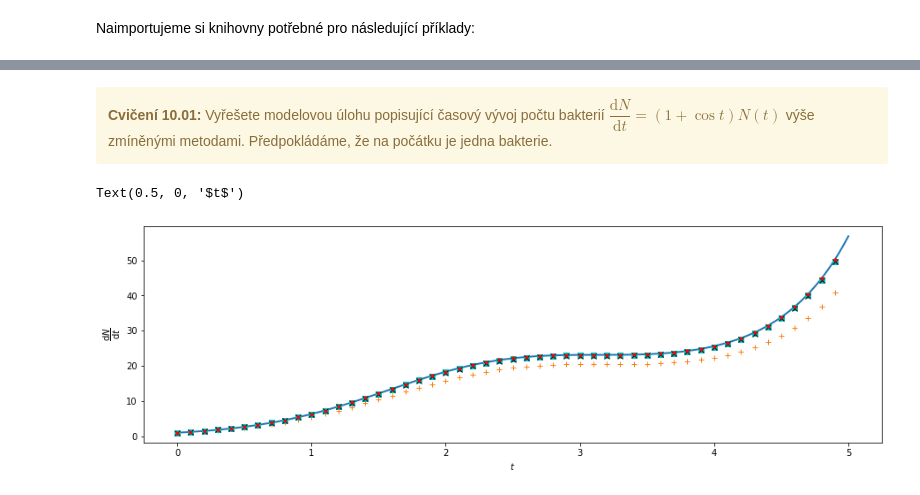
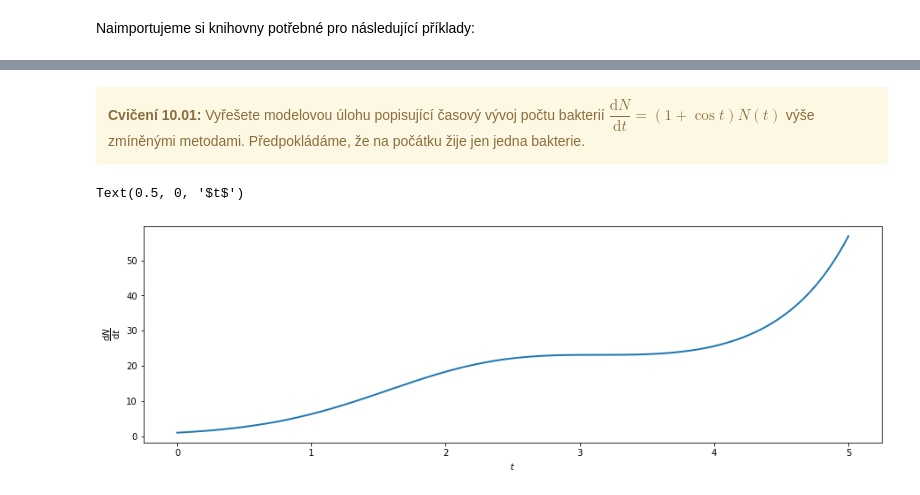
Before and after one commit to m-jirka/nme_cv, a Jupyter notebook: Cviceni10.ipynb, the cells around one changed output, grey strips where cells are left out. Saved outputs shown, nothing was run; the diff lists cells and outputs as text; code cells hidden in the pictures.

```diff
--- a/Cviceni10.ipynb
+++ b/Cviceni10.ipynb
@@ -45,71 +52,75 @@ $$ y_{n+1}\approx y_{n}+\dfrac{h}{6}\left(k_{1}+2k_{2}+2k_{3}+k_{4} \right)$$
 # %% [markdown]
-<div class="alert alert-block alert-warning"><b>Cvičení 10.01: </b>Vyřešete modelovou úlohu popisující časový vývoj počtu bakterií $\dfrac{\mathrm{d}N}{\mathrm{d}t}=(1+\cos t)N(t)$ výše zmíněnými metodami. Předpokládáme, že na počátku je jedna bakterie.</div>
+<div class="alert alert-block alert-warning"><b>Cvičení 10.01: </b>Vyřešete modelovou úlohu popisující časový vývoj počtu bakterií $\dfrac{\mathrm{d}N}{\mathrm{d}t}=(1+\cos t)N(t)$ výše zmíněnými metodami. Předpokládáme, že na počátku žije jen jedna bakterie.</div>
 # %%
 # kod
 
-# počáteční podmínky
+# pocatecni podminky
 uH  = 1 # Heunova metoda
 uSB = 1 # Metoda stredniho bodu
 uE  = 1 # Eulerova metoda
 uRK = 1 # Runge-Kutta
 
 # konecny cas
 T = 5
 
 # casove kroky
 tA = np.linspace(0,T,num=500)
 
-# resime tuto rovnici f(x,y(x))=dy(x)/dx:
+## resime tuto rovnici f(x,y(x))=dy(x)/dx:
 def f(x,y):
     return (1 + np.cos(x)) * y
 
-h = 0.1 # delka kroku
-exact = np.exp(tA + np.sin(tA)) # presne reseni
+# presne reseni
+exact = np.exp(tA + np.sin(tA))
+
+# delka kroku
+h = 0.1
+##
 
 
-#stiff
-#{
-#f=inline('-15.*y','x', 'y'); % definice funkce f, plati ze u'=f(t,u)
-#hranice mezi 0.13 a 0.14
-#h=0.14; % pouzijeme krok h
-# exact=exp(-15.*tA);
-#%}
+## stiff
+#def f(x,y):
+#    return -15*y
+#
+## presne reseni
+#exact = np.exp(-15*tA )
+#
+#
+# delka kroku (0.1 - 0.2)
+#h=0.1
+##
 
-pocetKroku = 50 # celkovy pocet kroku
+
 fig, ax = plt.subplots(figsize=(15,4.5))
 ax.plot(tA,exact,linewidth=2) # zobrazime presne reseni
 
-
-for i in range(pocetKroku):
-    t = i / pocetKroku * T # spocteme cas odpovidajici kroku
-
+t = 0
+while t<T:
+    # DOPLNTE
     # Eulerova metoda
-    ax.plot(t,uE, marker="+", color='C1')
-    # spocteme novou hodnotu promenne uE
-    uE = uE+h*f(t,uE)
-
+    #ax.plot(t,uE, marker="+", color='C1')
+    # uE = uE + ...
+    #
     # Metoda stredniho bodu
-    ax.plot(t,uSB, marker="s", color='c')
-    # spocteme novou hodnotu promenne uSB
-    uSB = uSB+h*f(t+h/2,uSB+h/2*f(t,uSB))
-
+    #ax.plot(t,uSB, marker="s", color='c')
+    #
     # Heunova metoda
-    ax.plot(t,uH, marker="x", color='k')
-    # spocteme novou hodnotu promenne uH
-    uH = uH+h/2*(f(t,uH)+f(t+h,uH+h*f(t,uH)))
-
+    #ax.plot(t,uH, marker="x", color='k')
+    #
     # Runge-Kutta 4. rad
-    ax.plot(t,uRK, marker=".", color='r')
-    # spocteme novou hodnotu promenne uRK
-    k1 = f(t,uRK)
-    k2 = f(t+h/2,uRK+h/2*k1)
-    k3 = f(t+h/2,uRK+h/2*k2)
-    k4 = f(t+h,uRK+h*k3)
-    uRK = uRK + h/6*(k1+2*k2+2*k3+k4)
+    #ax.plot(t,uRK, marker=".", color='r')
+    #
+    # DOPLNTE
+    t = t + h
 
 ax.set_ylabel(r'$\dfrac{\mathrm{d}N}{\mathrm{d}t}$')
 ax.set_xlabel(r'$t$')
 #ax.set_xlim((4.5,5))
+#ax.set_ylim((0,60))
+
+
+# stiff rovnice
+#ax.set_ylim((-1,1))
 # %% [output]
 Text(0.5, 0, '$t$')
-[figure, old version]
+[figure, new version]
```
Also changed, not shown: parts of 8 cells of this notebook, 40 other files.
